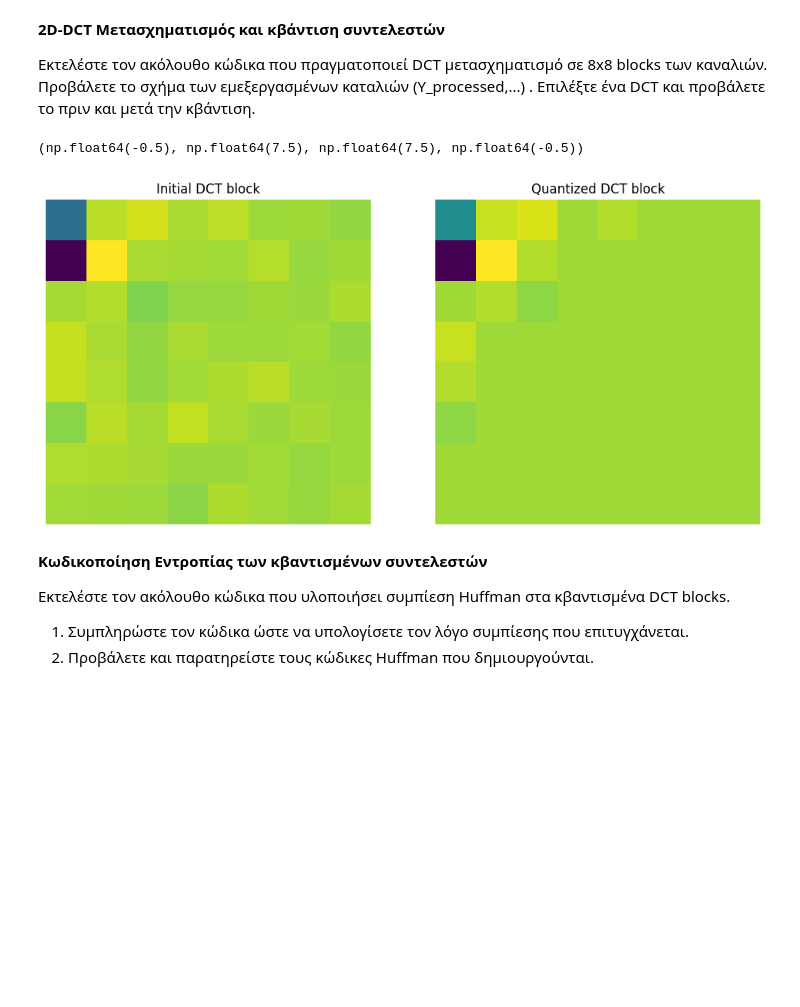
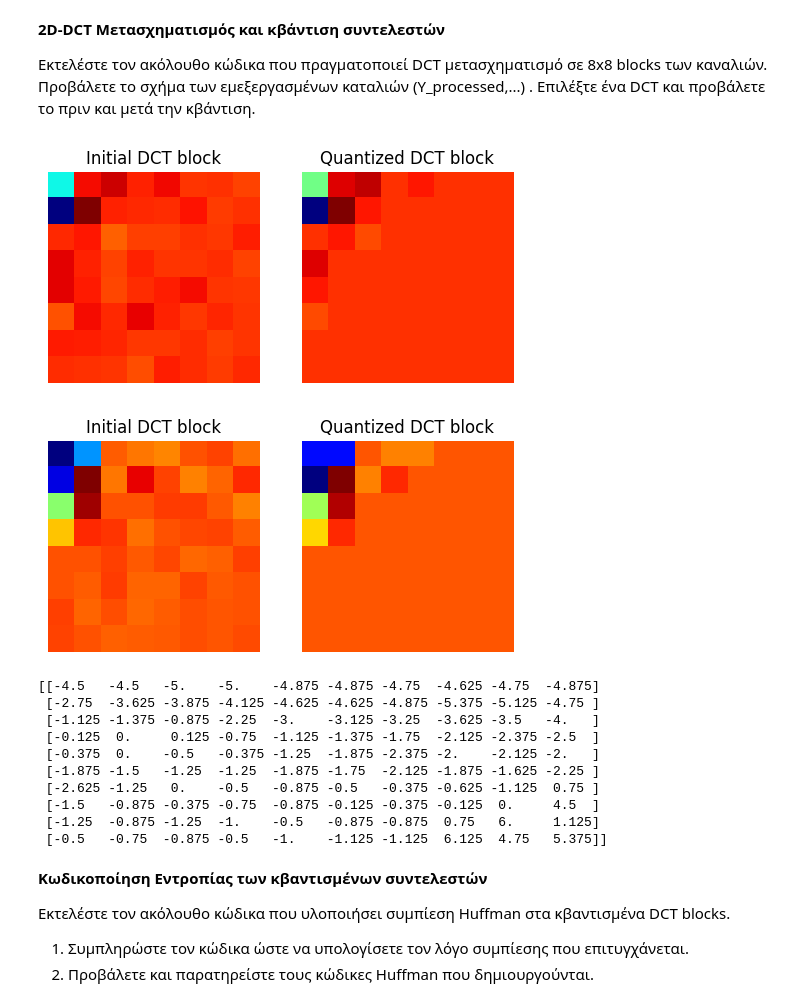
Before and after one commit to AgniKoko/DIP_HW02, a Jupyter notebook: DIP_HW02.ipynb, the cells around one changed output. Cells and saved outputs as stored; diff of their text form; code cells hidden in the pictures; blank space fills up the shorter version.

```diff
--- a/DIP_HW02.ipynb
+++ b/DIP_HW02.ipynb
@@ -253,38 +253,71 @@ QC = np.array([
 def quantize(block, q_matrix):
     return np.round(block / q_matrix)
 
 
 # Process each channel with block-wise DCT and quantization
 def process_channel(channel, q_matrix):
     blocks = view_as_blocks(channel, block_shape=(8, 8))
     processed_blocks = np.zeros_like(blocks)
     for i in range(blocks.shape[0]):
         for j in range(blocks.shape[1]):
             block = blocks[i, j]
             dct_block = dct2(block - 128)
             quant_block = quantize(dct_block, q_matrix)
             processed_blocks[i, j] = quant_block
     return processed_blocks
 
 Y_processed = process_channel(Y.astype(int), QY)
 Cb_processed = process_channel(Cb_downsampled.astype(int), QC)
 Cr_processed = process_channel(Cr_downsampled.astype(int), QC)
 
 Y_blocks = view_as_blocks(Y.astype(int), block_shape=(8, 8))
 
-plt.figure(figsize=(12, 6))
+plt.figure(figsize=(6, 3))
 plt.subplot(1, 2, 1)
-plt.imshow(dct2(Y_blocks[10, 10]-128))
+plt.imshow(dct2(Y_blocks[10, 10]-128), cmap='jet')
 plt.title('Initial DCT block')
 plt.axis('off')
 
 plt.subplot(1, 2, 2)
-plt.imshow(Y_processed[10, 10])
+plt.imshow(Y_processed[10, 10], cmap='jet')
 plt.title('Quantized DCT block')
 plt.axis('off')
+plt.show()
+
+plt.figure(figsize=(6, 3))
+plt.subplot(1, 2, 1)
+plt.imshow(dct2(Y_blocks[18, 18]-128), cmap='jet')
+plt.title('Initial DCT block')
+plt.axis('off')
+
+plt.subplot(1, 2, 2)
+plt.imshow(Y_processed[18, 18], cmap='jet')
+plt.title('Quantized DCT block')
+plt.axis('off')
+plt.show()
+
+nb, mb = Y_processed.shape[:2]
+dc_values = np.zeros((nb, mb))
+
+for i in range(Y_processed.shape[0]):
+    for j in range(Y_processed.shape[1]):
+      coeffs = dct2(Y_processed[i, j])
+      dc_values[i, j] = coeffs[0, 0]
+
+print(dc_values[:10,:10])
 # %% [output]
+[figure, new version]
+[figure, added]
-(np.float64(-0.5), np.float64(7.5), np.float64(7.5), np.float64(-0.5))
+[[-4.5   -4.5   -5.    -5.    -4.875 -4.875 -4.75  -4.625 -4.75  -4.875]
+ [-2.75  -3.625 -3.875 -4.125 -4.625 -4.625 -4.875 -5.375 -5.125 -4.75 ]
+ [-1.125 -1.375 -0.875 -2.25  -3.    -3.125 -3.25  -3.625 -3.5   -4.   ]
+ [-0.125  0.     0.125 -0.75  -1.125 -1.375 -1.75  -2.125 -2.375 -2.5  ]
+ [-0.375  0.    -0.5   -0.375 -1.25  -1.875 -2.375 -2.    -2.125 -2.   ]
+ [-1.875 -1.5   -1.25  -1.25  -1.875 -1.75  -2.125 -1.875 -1.625 -2.25 ]
+ [-2.625 -1.25   0.    -0.5   -0.875 -0.5   -0.375 -0.625 -1.125  0.75 ]
+ [-1.5   -0.875 -0.375 -0.75  -0.875 -0.125 -0.375 -0.125  0.     4.5  ]
+ [-1.25  -0.875 -1.25  -1.    -0.5   -0.875 -0.875  0.75   6.     1.125]
+ [-0.5   -0.75  -0.875 -0.5   -1.    -1.125 -1.125  6.125  4.75   5.375]]
-[figure, old version]
 # %% [markdown]
 **Κωδικοποίηση Εντροπίας των κβαντισμένων συντελεστών**
 
```
